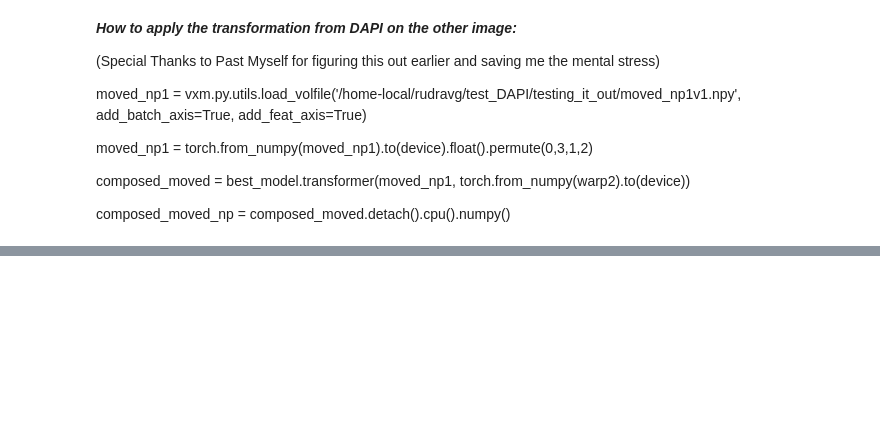
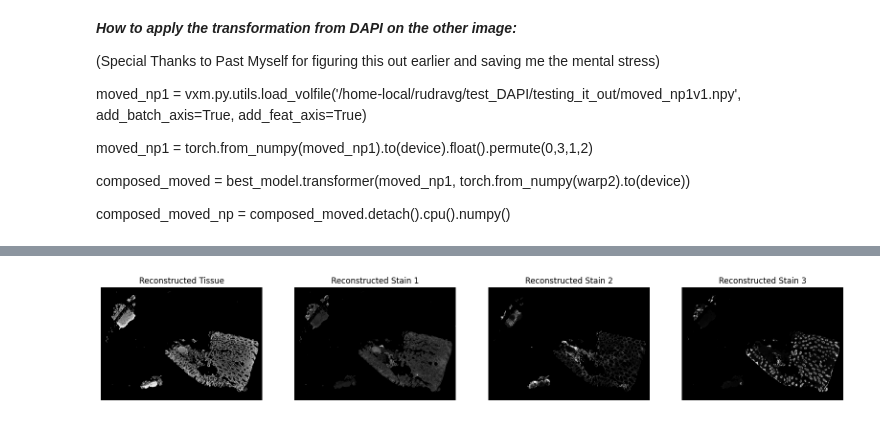
Before and after one commit to MASILab/DAPI_RegNet, a Jupyter notebook: vxl_morph/voxelmorph-dev/002_registration_final_for_AF_removal.ipynb, the cells around one changed output, grey strips where cells are left out. Saved outputs shown, nothing was run; the diff lists cells and outputs as text; code cells hidden in the pictures; blank space fills up the shorter version.

Commit message:
Registration of stains along with DAPI seems to be working. Need to verify and run it on all tissues so Shunxing can perform the AF removal.

```diff
--- a/vxl_morph/voxelmorph-dev/002_registration_final_for_AF_removal.ipynb
+++ b/vxl_morph/voxelmorph-dev/002_registration_final_for_AF_removal.ipynb
@@ -148,3 +148,9 @@ composed_moved = best_model.transformer(moved_np1, torch.from_numpy(warp2).to(de
 
 
 composed_moved_np = composed_moved.detach().cpu().numpy()
+# %%
+model_path='/home-local/rudravg/test_DAPI/epochs/epoch_35/epoch_35.pth'
+model,device=Utils.load_model(model_path)
+device='cuda:0'
+model.to(device)
+model.eval()
@@ -150,0 +175,30 @@ composed_moved_np = composed_moved.detach().cpu().numpy()
+# %%
+(recon_tissue, recon_stain1, recon_stain2, recon_stain3) = AllStainUtils.do_registration(
+    fixed=round0,
+    moving_img=roundx,
+    stain1=stain1,
+    stain2=stain2,
+    stain3=stain3,
+    model=model,
+    device=device
+)
+# %%
+fig, axs = plt.subplots(1, 4, figsize=(20, 5))
+
+# Display the images
+axs[0].imshow(recon_tissue, cmap='gray')
+axs[0].set_title('Reconstructed Tissue')
+axs[1].imshow(recon_stain1, cmap='gray')
+axs[1].set_title('Reconstructed Stain 1')
+axs[2].imshow(recon_stain2, cmap='gray')
+axs[2].set_title('Reconstructed Stain 2')
+axs[3].imshow(recon_stain3, cmap='gray')
+axs[3].set_title('Reconstructed Stain 3')
+
+# Remove axis
+for ax in axs.flat:
+    ax.axis('off')
+
+plt.show()
+# %% [output]
+[figure, added]
```
Also changed, not shown: parts of 1 cell of this notebook, 1 other file.
